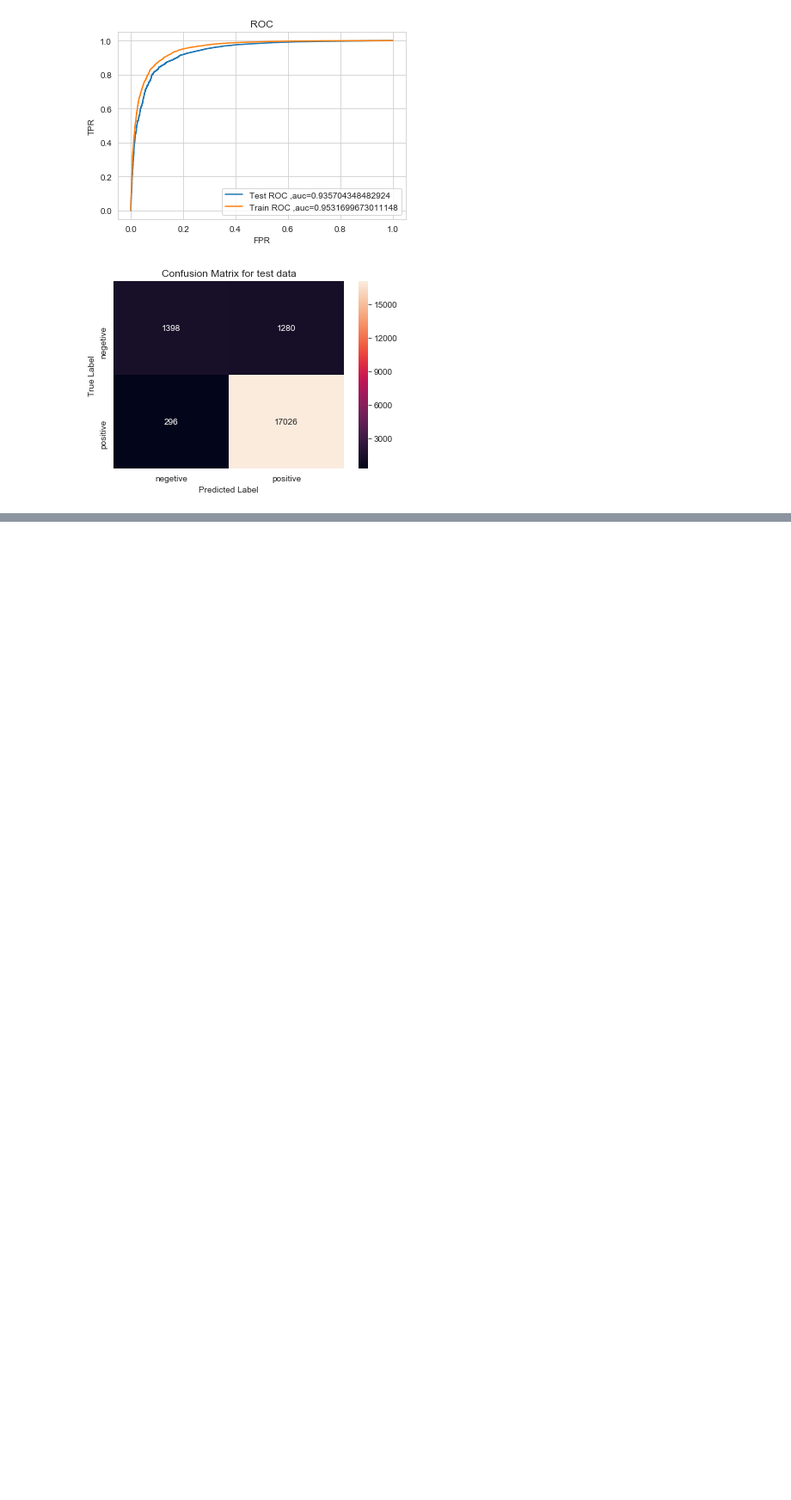
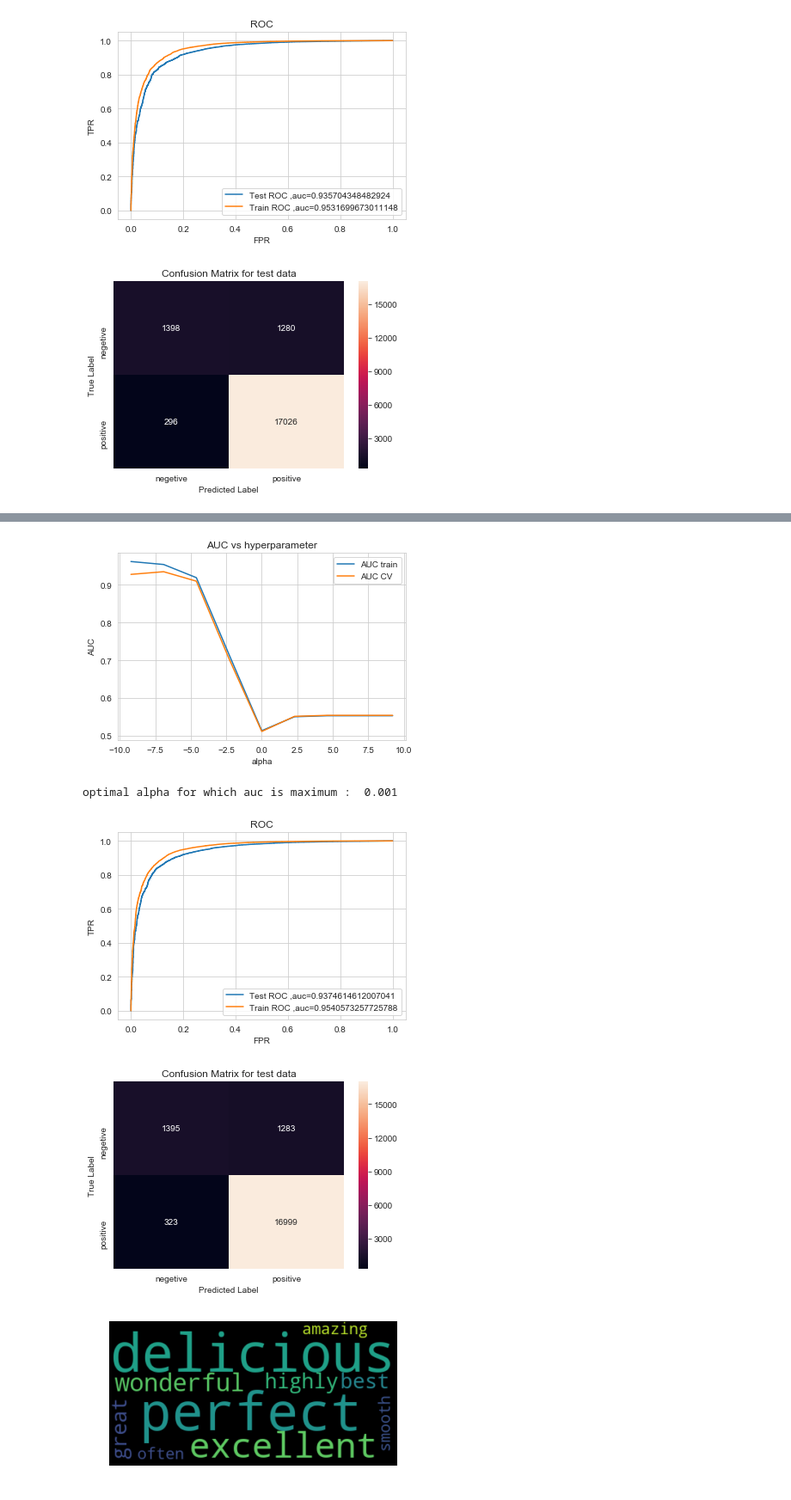
Before and after one commit to Lalit-Yadav-E1483/Amazon-Fine-Food, a Jupyter notebook: svm.ipynb, the cells around one changed output, grey strips where cells are left out. Shown: that part at 86% size. Saved outputs shown, nothing was run; the diff lists cells and outputs as text; code cells hidden in the pictures; blank space fills up the shorter version.

```diff
--- a/svm.ipynb
+++ b/svm.ipynb
@@ -397,11 +397,11 @@ the number of unique words including both unigrams and bigrams  5000
 ### TF-IDF
 # %%
 tf_idf_vect = TfidfVectorizer(ngram_range=(1,2), min_df=10)
-X_train_tfidf = count_vect.fit(X_train)
+X_train_tfidf = tf_idf_vect.fit(X_train)
 print("some sample features(unique words in the corpus)",X_train_tfidf.get_feature_names()[0:10])
-X_train_tfidf = count_vect.transform(X_train)
-X_cv_tfidf = count_vect.transform(X_cv)
-X_test_tfidf = count_vect.transform(X_test)
+X_train_tfidf = tf_idf_vect.transform(X_train)
+X_cv_tfidf = tf_idf_vect.transform(X_cv)
+X_test_tfidf = tf_idf_vect.transform(X_test)
 
 print(X_train_tfidf.shape, X_test_tfidf.shape)
 print("the number of unique words including both unigrams and bigrams ", X_train_tfidf.get_shape())
@@ -624,0 +614,5 @@ for i in list(pos_indx[0][0:10]):
+# %%
+#top 10 negative features
+worst_features = []
+for i in list(neg_indx[0][0:10]):
+    worst_features.append(all_features[i])
@@ -624,0 +717,8 @@ for i in list(pos_indx[0][0:10]):
+# %%
+train_test_model(X_train_bow, X_cv_bow, X_test_bow, y_train, y_cv, y_test, count_vect_bow)
+# %% [output]
+[figure, added]
+optimal alpha for which auc is maximum :  0.001
+[figure, added]
+[figure, added]
+[figure, added]
```
Also changed, not shown: parts of 8 cells of this notebook.
